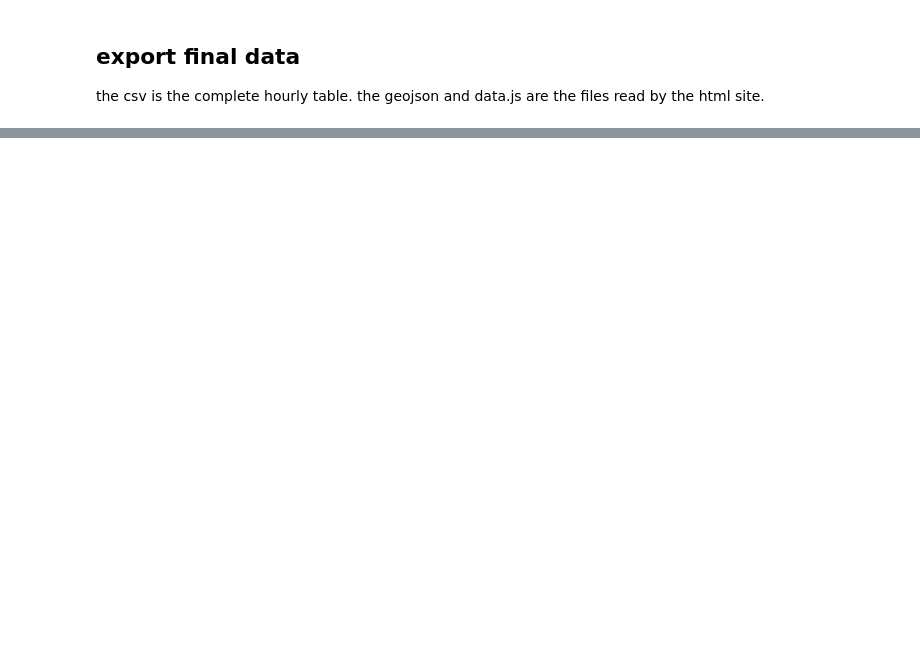
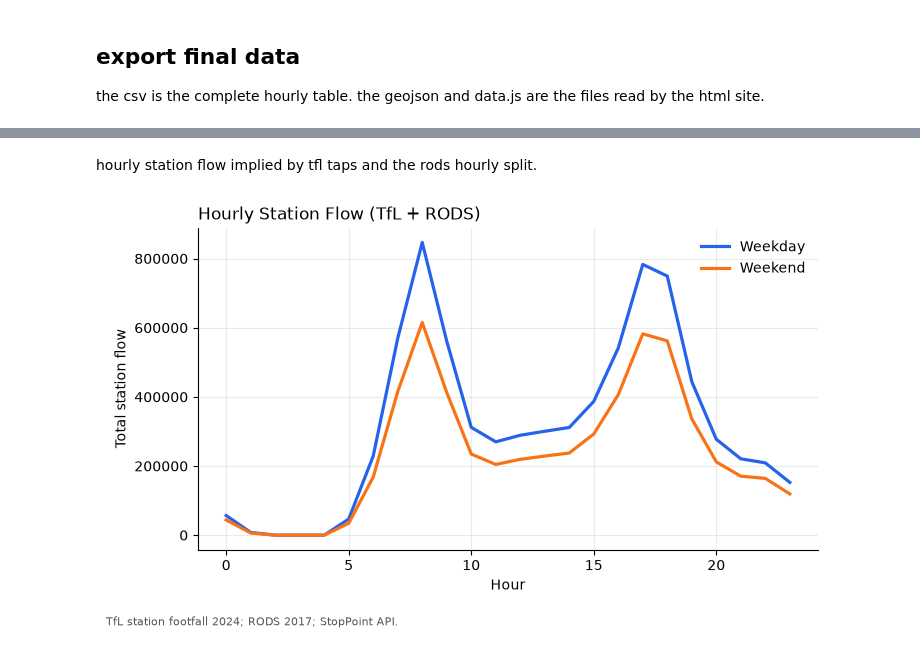
Before and after one commit to sid-081205/street-giving-london, a Jupyter notebook: analysis.ipynb, the cells around one changed output, grey strips where cells are left out. Drawn from its saved outputs; the diff is of its cells as text; code cells hidden in the pictures; blank space fills up the shorter version.

```diff
--- a/analysis.ipynb
+++ b/analysis.ipynb
@@ -187,0 +361,15 @@ plt.tight_layout()
+# %% [markdown]
+hourly station flow implied by tfl taps and the rods hourly split.
+# %%
+curves = {}
+for daytype in ["weekday", "weekend"]:
+    curves[daytype] = (stations[daytype].fillna(0).values[:, None] * stations[profile_cols].values).sum(axis=0)
+fig, ax = plt.subplots()
+ax.plot(hours, curves["weekday"], lw=2.3, label="Weekday", color="#2563eb")
+ax.plot(hours, curves["weekend"], lw=2.3, label="Weekend", color="#f97316")
+ax.set_title("Hourly Station Flow (TfL + RODS)", loc="left")
+ax.set_xlabel("Hour"); ax.set_ylabel("Total station flow"); ax.legend(frameon=False)
+cite(fig, "TfL station footfall 2024; RODS 2017; StopPoint API.")
+plt.show()
+# %% [output]
+[figure, added]
```
Also changed, not shown: parts of 36 cells of this notebook, 19 other files.
